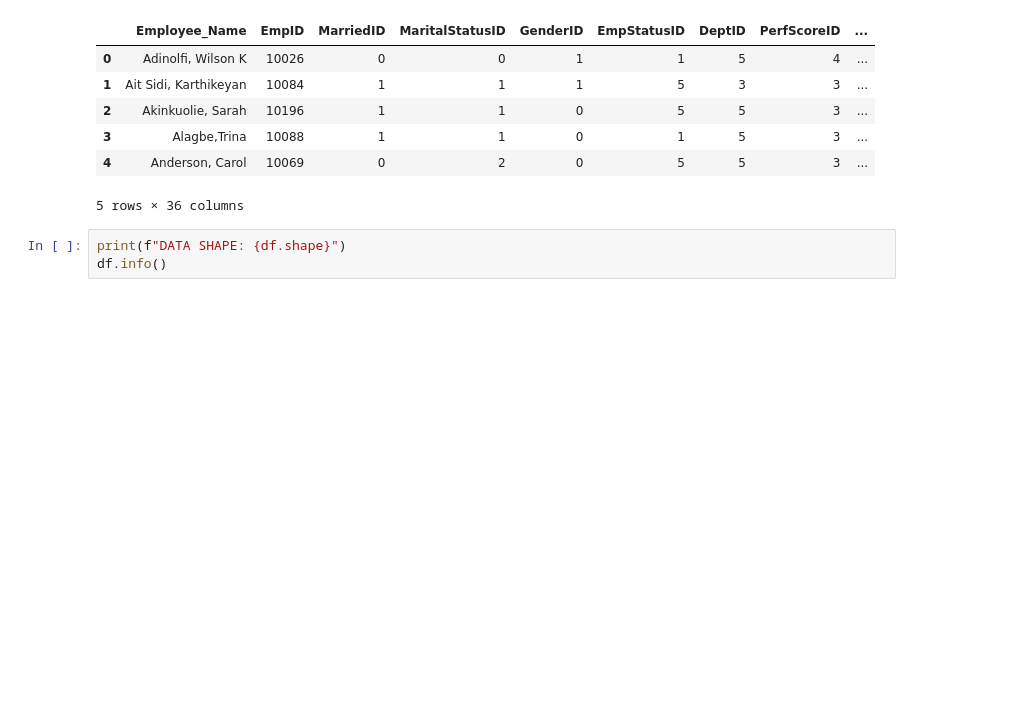
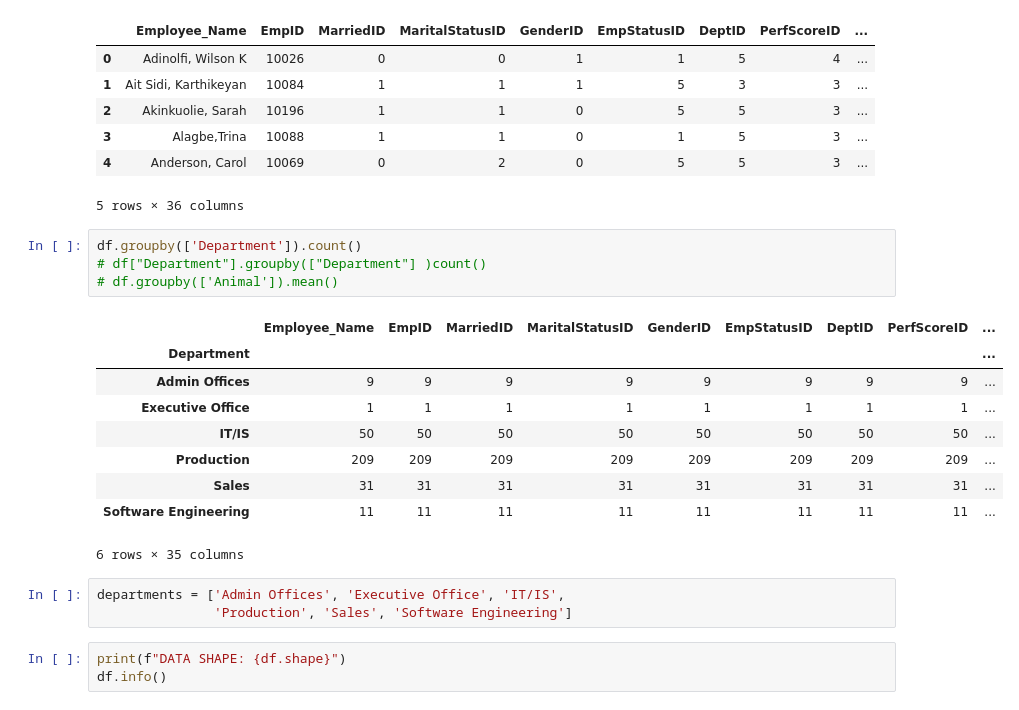
Before and after one commit to Vajrasamaya/Human_Capital_Analytics, a Jupyter notebook: Notebooks/Data_Cleaning_&_Exploration.ipynb, the cells around one changed output. Drawn from its saved outputs; the diff is of its cells as text; blank space fills up the shorter version.

Commit message:
added departments

```diff
--- a/Notebooks/Data_Cleaning_&_Exploration.ipynb
+++ b/Notebooks/Data_Cleaning_&_Exploration.ipynb
@@ -18,6 +18,23 @@ df.head()
 | 3 | Alagbe,Trina | 10088 | 1 | 1 | 0 | 1 | 5 | 3 | ... |
 | 4 | Anderson, Carol | 10069 | 0 | 2 | 0 | 5 | 5 | 3 | ... |
 5 rows × 36 columns
+# %%
+df.groupby(['Department']).count()
+# df["Department"].groupby(["Department"] )count()
+# df.groupby(['Animal']).mean()
+# %% [output]
+|  | Employee_Name | EmpID | MarriedID | MaritalStatusID | GenderID | EmpStatusID | DeptID | PerfScoreID | ... |
+| Department |  |  |  |  |  |  |  |  | ... |
+| Admin Offices | 9 | 9 | 9 | 9 | 9 | 9 | 9 | 9 | ... |
+| Executive Office | 1 | 1 | 1 | 1 | 1 | 1 | 1 | 1 | ... |
+| IT/IS | 50 | 50 | 50 | 50 | 50 | 50 | 50 | 50 | ... |
+| Production | 209 | 209 | 209 | 209 | 209 | 209 | 209 | 209 | ... |
+| Sales | 31 | 31 | 31 | 31 | 31 | 31 | 31 | 31 | ... |
+| Software Engineering | 11 | 11 | 11 | 11 | 11 | 11 | 11 | 11 | ... |
+6 rows × 35 columns
+# %%
+departments = ['Admin Offices', 'Executive Office', 'IT/IS',
+               'Production', 'Sales', 'Software Engineering']
 # %%
 print(f"DATA SHAPE: {df.shape}")
 df.info()
```
Also changed, not shown: parts of 1 cell of this notebook.
